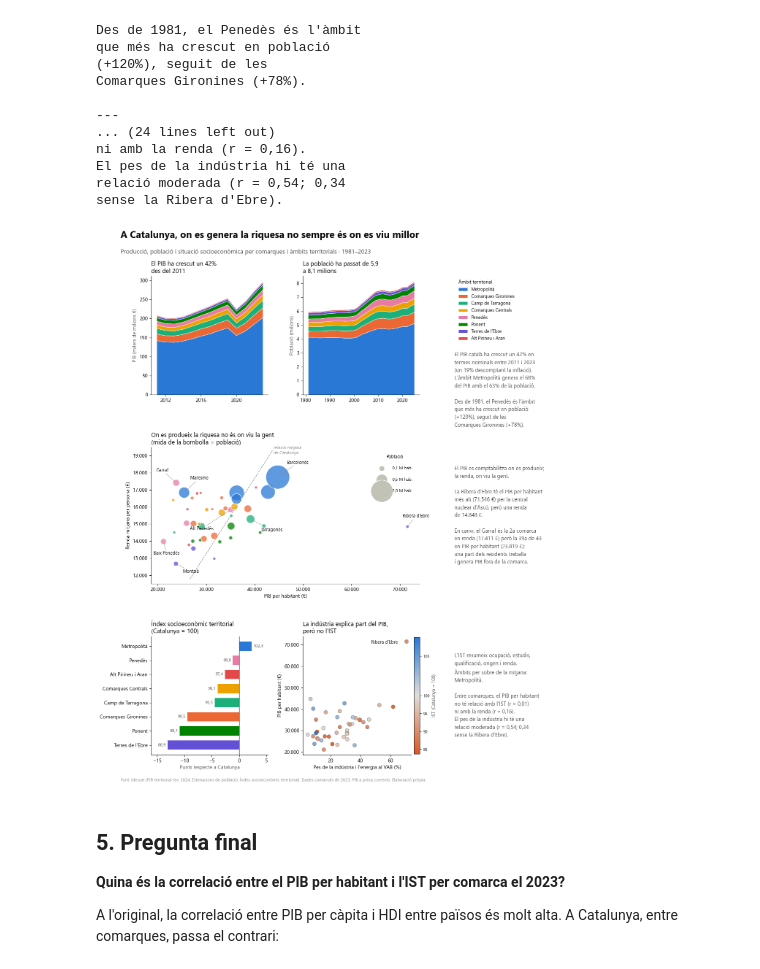
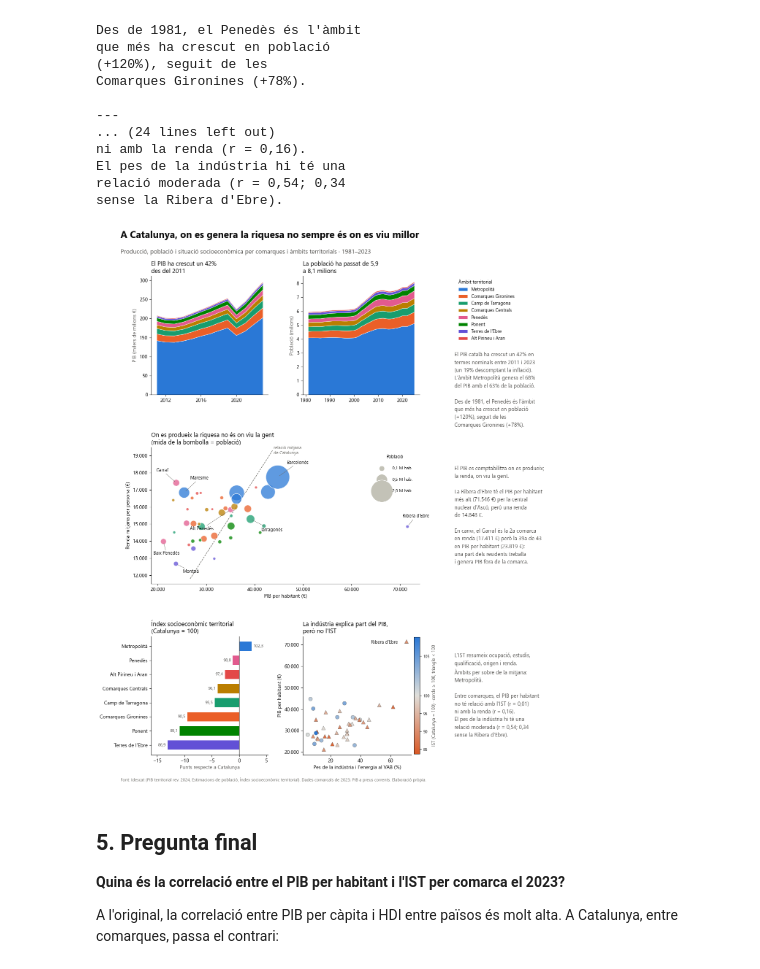
Before and after one commit to uriferret/idescat-economic-report, a Jupyter notebook: python/informe_economic.ipynb, the cells around one changed output. Cells and saved outputs as stored; diff of their text form; code cells hidden in the pictures.

```diff
--- a/python/informe_economic.ipynb
+++ b/python/informe_economic.ipynb
@@ -205,9 +205,9 @@ pib_hab_cat, round(renda_cat)
 # %% [markdown]
 ## 3. Gràfics individuals
 # %%
-# Un color fix per àmbit (paleta categòrica validada per a daltonisme), ordenat pel PIB
+# Un color fix per àmbit, ordenat pel PIB. Tots tenen un contrast mínim de 3:1 sobre blanc (WCAG 1.4.11)
 ordre = gdp_pivot.iloc[-1].sort_values(ascending=False).index.tolist()
-paleta = ["#2a78d6", "#eb6834", "#1baf7a", "#eda100", "#e87ba4", "#008300", "#6250d6", "#e34948"]
+paleta = ["#2a78d6", "#ea5f28", "#189d6e", "#ba7e00", "#e25a8e", "#008300", "#6250d6", "#e34948"]
 colors = dict(zip(ordre, paleta))
 
 fig, ax = plt.subplots()
@@ -253,8 +253,11 @@ ist_cmap = LinearSegmentedColormap.from_list("ist", ["#d95926", "#e0dfda", "#2a7
 ist_norm = TwoSlopeNorm(vmin=comarques["ist"].min(), vcenter=100, vmax=comarques["ist"].max())
 
 fig, ax = plt.subplots()
+# Forma a més del color: cercle si l'IST és ≥ 100, triangle si és < 100 (WCAG 1.4.1)
+comarques["ist_grup"] = np.where(comarques["ist"] >= 100, "IST ≥ 100", "IST < 100")
+MARQUES = {"IST ≥ 100": "o", "IST < 100": "^"}
 sns.scatterplot(data=comarques, x="ind_pct", y="pib_hab", hue="ist", hue_norm=ist_norm,
-                palette=ist_cmap, edgecolor="#52514e", linewidth=0.4, s=60, ax=ax)
+                style="ist_grup", markers=MARQUES, palette=ist_cmap, edgecolor="#52514e", linewidth=0.4, s=60, ax=ax)
 ax.set(title="La indústria explica part del PIB per habitant, però no l'IST",
        xlabel="Pes de la indústria i l'energia al VAB (%)", ylabel="PIB per habitant (€)")
 plt.show()
@@ -344,7 +347,7 @@ El pes de la indústria hi té una
 relació moderada (r = 0,54; 0,34
 sense la Ribera d'Ebre).
 # %%
-INK, INK2, MUTED = "#0b0b0b", "#52514e", "#898781"
+INK, INK2, MUTED = "#0b0b0b", "#52514e", "#6b6a65"  # MUTED: contrast 5,4:1 sobre blanc
 
 fig = plt.figure(figsize=(13, 16), facecolor="white")
 gs = GridSpec(nrows=3, ncols=3, figure=fig, width_ratios=[1, 1, 0.78],
@@ -421,36 +424,36 @@ ax4.barh(dif.index, dif.values, color=[colors[a] for a in dif.index], height=0.6
 ax4.axvline(0, color=INK2, linewidth=1)
 for y, v in enumerate(dif.values):
     ax4.text(v + (0.3 if v >= 0 else -0.3), y, fmt(v + 100, 1), va="center",
              ha="left" if v >= 0 else "right", fontsize=8.5, color=INK2)
 ax4.set_title("Índex socioeconòmic territorial\n(Catalunya = 100)", fontsize=12, loc="left")
 ax4.set_xlabel("Punts respecte a Catalunya", color=INK2)
 ax4.set_xlim(dif.min() - 3, max(dif.max(), 0) + 3)
 
 ## Eix 5: indústria vs PIB per habitant ##
 ax5 = fig.add_subplot(gs[2, 1])
 sns.scatterplot(data=comarques, x="ind_pct", y="pib_hab", hue="ist", hue_norm=ist_norm,
-                palette=ist_cmap, edgecolor=INK2, linewidth=0.4, s=55, legend=False, ax=ax5)
+                style="ist_grup", markers=MARQUES, palette=ist_cmap, edgecolor=INK2, linewidth=0.4, s=55, legend=False, ax=ax5)
 ax5.set_title("La indústria explica part del PIB,\nperò no l'IST", fontsize=12, loc="left")
 ax5.set(xlabel="Pes de la indústria i l'energia al VAB (%)", ylabel="PIB per habitant (€)")
 ax5.yaxis.set_major_formatter(mticker.FuncFormatter(lambda v, _: fmt(v)))
 ax5.annotate(top_pib, (comarques.loc[top_pib, "ind_pct"], comarques.loc[top_pib, "pib_hab"]),
              xytext=(-70, -4), textcoords="offset points", fontsize=9, color=INK)
 cb = fig.colorbar(mpl.cm.ScalarMappable(norm=ist_norm, cmap=ist_cmap), ax=ax5, fraction=0.05, pad=0.02)
-cb.set_label("IST (Catalunya = 100)", fontsize=9, color=INK2)
+cb.set_label("IST (Catalunya = 100) · cercle ≥ 100, triangle < 100", fontsize=9, color=INK2)
 cb.ax.tick_params(labelsize=8)
 
 text_box(fig.add_subplot(gs[2, 2]), text_3)
 
 fig.text(0.07, 0.025,
          "Font: Idescat (PIB territorial rev. 2024, Estimacions de població, Índex socioeconòmic territorial). "
          f"Dades comarcals de {ANY}; PIB a preus corrents. Elaboració pròpia.",
          fontsize=8.5, color=MUTED)
 
 fig.savefig(OUT / "informe_economic_catalunya.png", dpi=150)
 fig.savefig(OUT / "informe_economic_catalunya.pdf")
 plt.show()
 # %% [output]
-[figure, old version]
+[figure, new version]
 # %% [markdown]
 ## 5. Pregunta final
 
```
Also changed, not shown: parts of 5 cells of this notebook, 57 other files.
